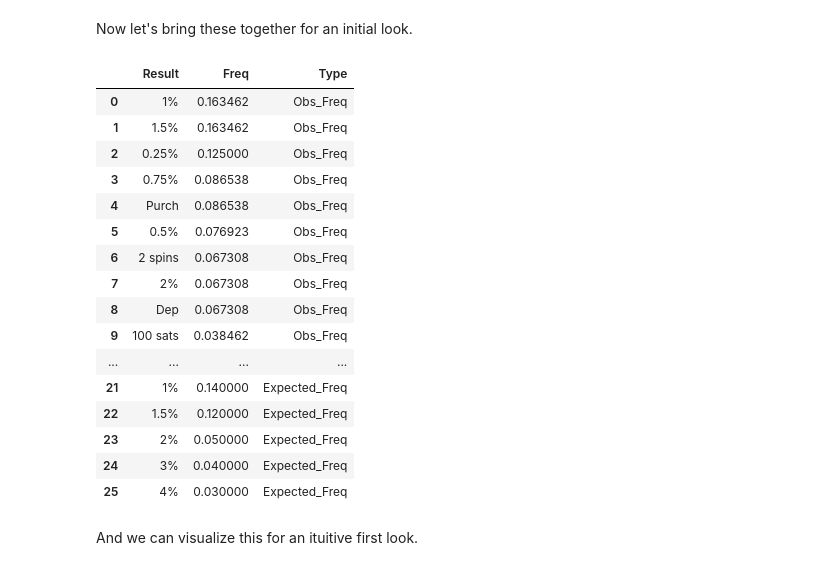
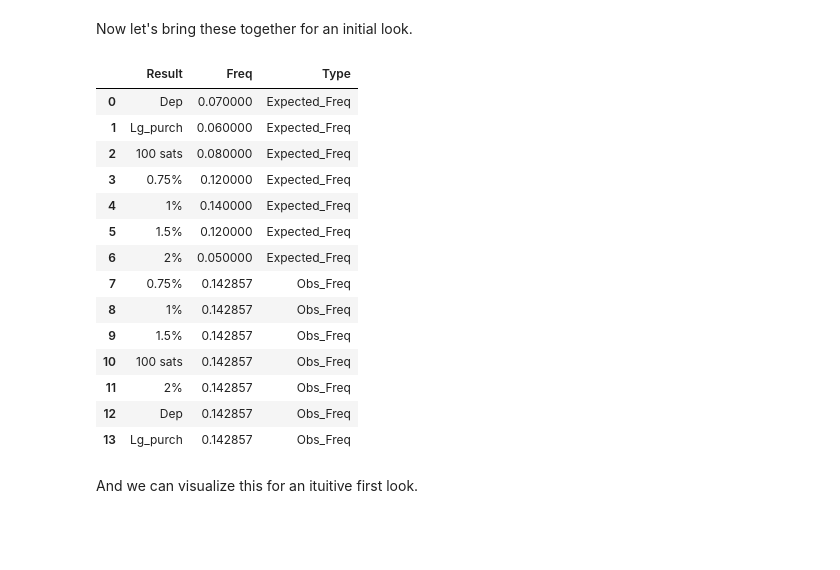
Before and after one commit to hwetsman/Fold_Wheel_Metrics, a Jupyter notebook: Generic_Fold_Wheel.ipynb, the cells around one changed output. Cells and saved outputs as stored; diff of their text form; code cells hidden in the pictures; blank space fills up the shorter version.

```diff
--- a/Generic_Fold_Wheel.ipynb
+++ b/Generic_Fold_Wheel.ipynb
@@ -18,7 +18,8 @@ import seaborn as sns
 # %% [markdown]
 First, let's identify what wheel you wish to use by uncommenting it below:
 # %%
-file = 'Late_May_Wheel.csv'
+file = 'June_Wheel.csv'
+# file = 'Late_May_Wheel.csv'
 # file = 'May_Wheel.csv'
 # file = 'Easter_Wheel.csv'
 # file = 'March_April.csv'
@@ -110,33 +100,31 @@ Now let's bring these together for an initial look.
 # %%
 expected_df
 expected_df.rename(columns={'Award':'Result','Exp_Freq':'Freq'},inplace=True)
 exp_set_list = expected_df.Result.tolist()
 expected_df['Type'] = 'Expected_Freq'
 expected_df=expected_df[expected_df.Result!='Total']
 expected_df = expected_df[expected_df.Result.isin(list(set(obs_spins)))] #removes any expected spin that didn't occur
 
 observed_df = observed_df[observed_df['Result'].isin(exp_set_list)]
-df=observed_df.append(expected_df,ignore_index=True)
+df = expected_df.append(observed_df,ignore_index=True)
 
 df
 # %% [output]
 |  | Result | Freq | Type |
-| 0 | 1% | 0.163462 | Obs_Freq |
-| 1 | 1.5% | 0.163462 | Obs_Freq |
-| 2 | 0.25% | 0.125000 | Obs_Freq |
-| 3 | 0.75% | 0.086538 | Obs_Freq |
-| 4 | Purch | 0.086538 | Obs_Freq |
-| 5 | 0.5% | 0.076923 | Obs_Freq |
-| 6 | 2 spins | 0.067308 | Obs_Freq |
-| 7 | 2% | 0.067308 | Obs_Freq |
-| 8 | Dep | 0.067308 | Obs_Freq |
-| 9 | 100 sats | 0.038462 | Obs_Freq |
-| ... | ... | ... | ... |
-| 21 | 1% | 0.140000 | Expected_Freq |
-| 22 | 1.5% | 0.120000 | Expected_Freq |
-| 23 | 2% | 0.050000 | Expected_Freq |
-| 24 | 3% | 0.040000 | Expected_Freq |
-| 25 | 4% | 0.030000 | Expected_Freq |
+| 0 | Dep | 0.070000 | Expected_Freq |
+| 1 | Lg_purch | 0.060000 | Expected_Freq |
+| 2 | 100 sats | 0.080000 | Expected_Freq |
+| 3 | 0.75% | 0.120000 | Expected_Freq |
+| 4 | 1% | 0.140000 | Expected_Freq |
+| 5 | 1.5% | 0.120000 | Expected_Freq |
+| 6 | 2% | 0.050000 | Expected_Freq |
+| 7 | 0.75% | 0.142857 | Obs_Freq |
+| 8 | 1% | 0.142857 | Obs_Freq |
+| 9 | 1.5% | 0.142857 | Obs_Freq |
+| 10 | 100 sats | 0.142857 | Obs_Freq |
+| 11 | 2% | 0.142857 | Obs_Freq |
+| 12 | Dep | 0.142857 | Obs_Freq |
+| 13 | Lg_purch | 0.142857 | Obs_Freq |
 # %% [markdown]
 And we can visualize this for an ituitive first look.
 # %%
```
Also changed, not shown: parts of 4 cells of this notebook.
